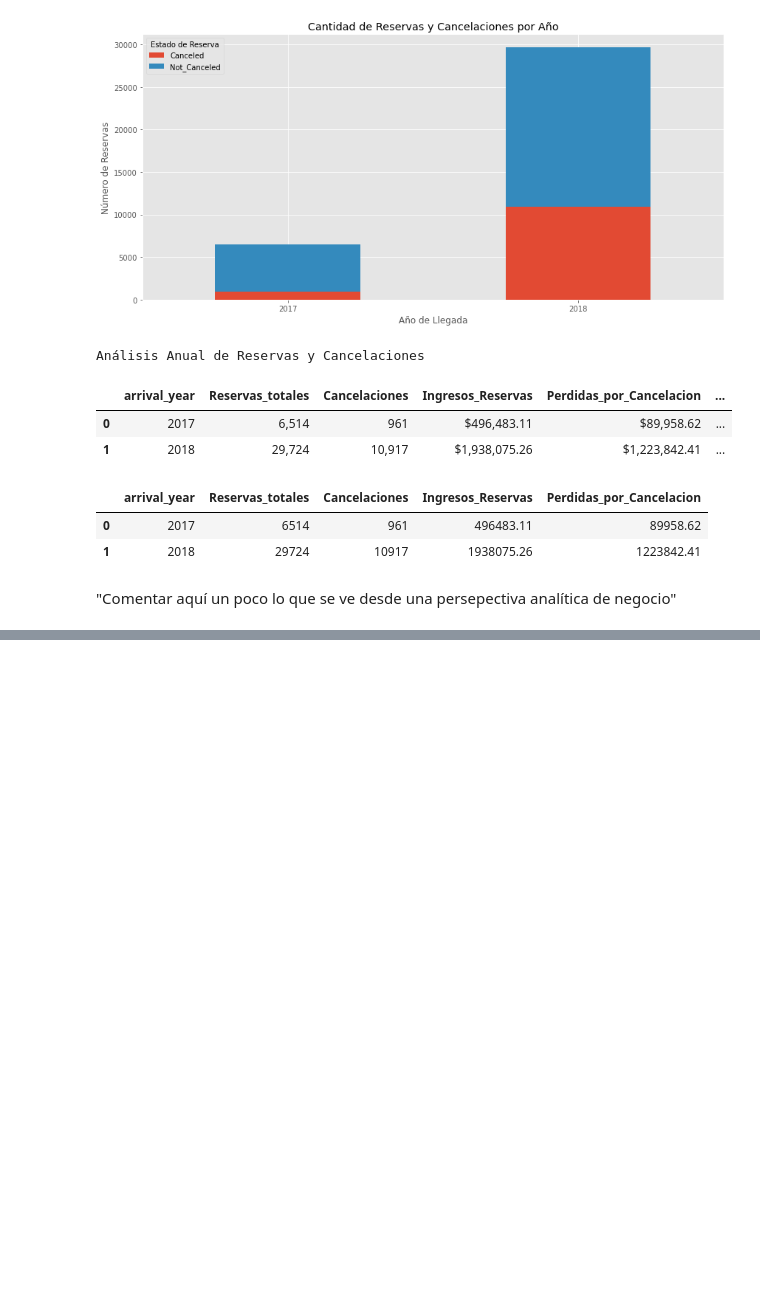
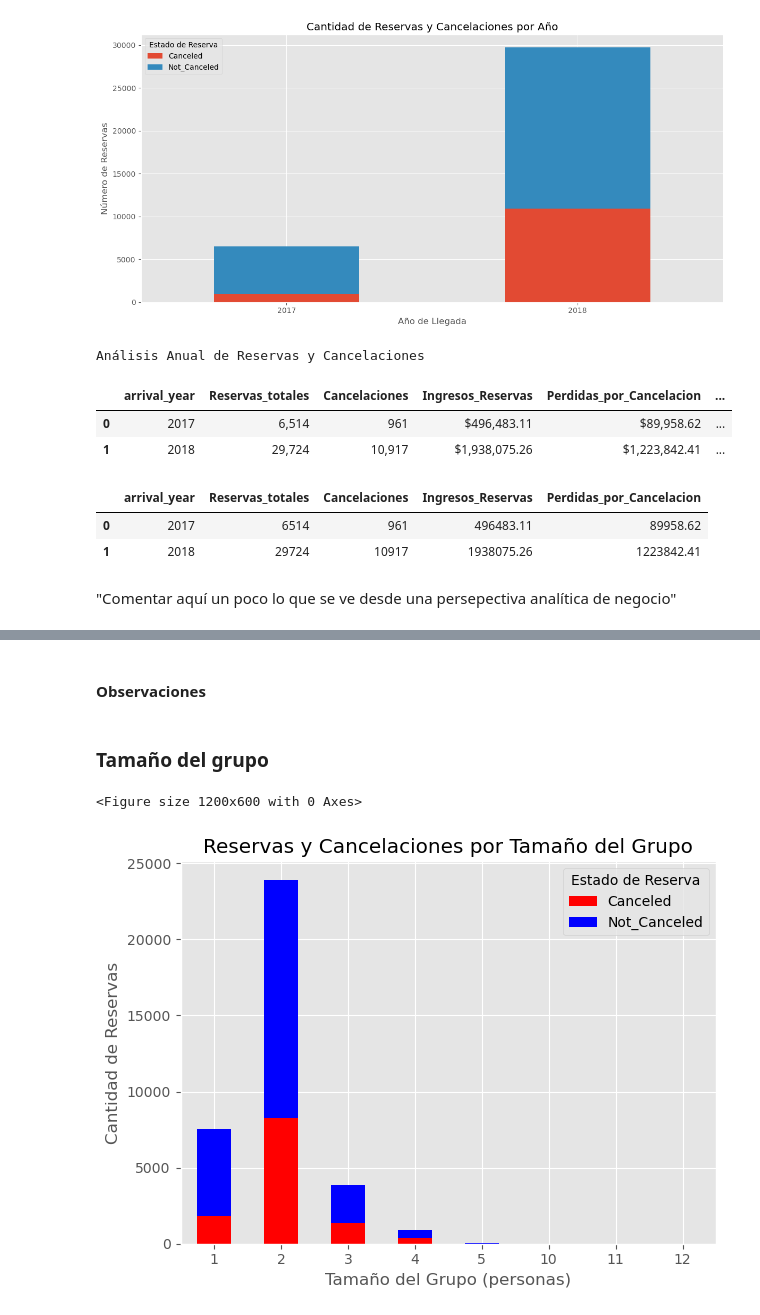
Before and after one commit to YacoCappelletti/analisis_reservas_hotel_dev, a Jupyter notebook: analisis_reservas_hotel_2.ipynb, the cells around one changed output, grey strips where cells are left out. Cells and saved outputs as stored; diff of their text form; code cells hidden in the pictures; blank space fills up the shorter version.

```diff
--- a/analisis_reservas_hotel_2.ipynb
+++ b/analisis_reservas_hotel_2.ipynb
@@ -542,0 +660,24 @@ display(monthly_reservations)
+# %% [markdown]
+#### Observaciones
+# %% [markdown]
+### Tamaño del grupo
+# %%
+# Crear columna con tamaño total del grupo
+df['group_size'] = df['no_of_adults'] + df['no_of_children']
+
+# Agrupar por tamaño del grupo y estado de reserva, contar ocurrencias
+group_size_status = df.groupby(['group_size', 'booking_status']).size().unstack()
+
+# Crear gráfico de barras apiladas
+plt.figure(figsize=(12, 6))
+group_size_status.plot(kind='bar', stacked=True, color=['red', 'blue'])
+plt.title('Reservas y Cancelaciones por Tamaño del Grupo')
+plt.xlabel('Tamaño del Grupo (personas)')
+plt.ylabel('Cantidad de Reservas')
+plt.legend(title='Estado de Reserva')
+plt.xticks(rotation=0)
+plt.tight_layout()
+plt.show()
+# %% [output]
+<Figure size 1200x600 with 0 Axes>
+[figure, added]
```
Also changed, not shown: parts of 42 cells of this notebook.
